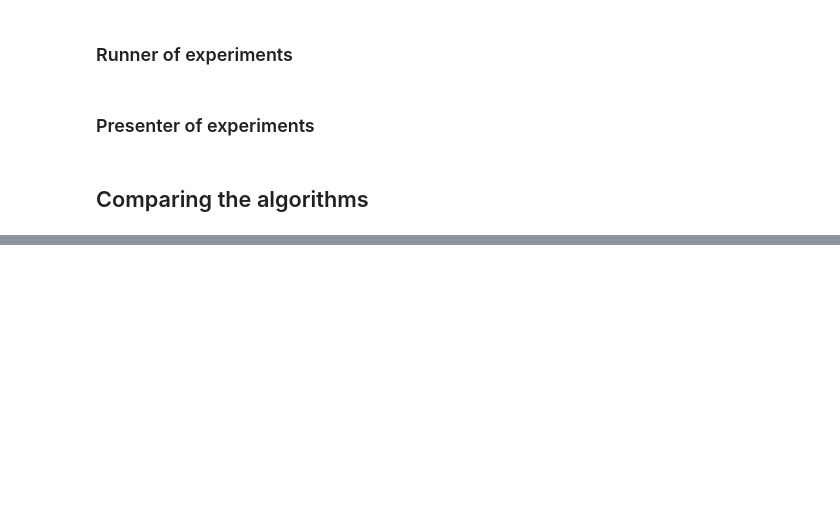
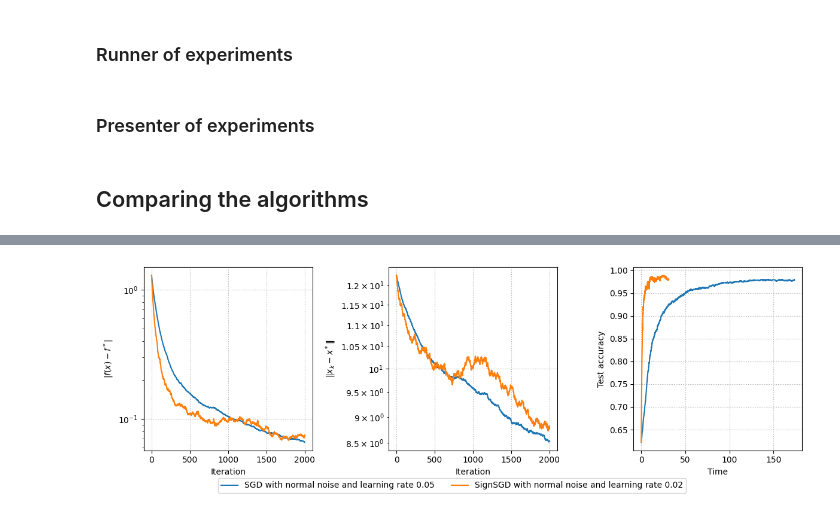
Before and after one commit to alexlegeartis/Sign-SGD-and-Differential-Privacy, a Jupyter notebook: code/sign_sgd_dp.ipynb, the cells around one changed output, grey strips where cells are left out. Drawn from its saved outputs; the diff is of its cells as text; code cells hidden in the pictures; blank space fills up the shorter version.

```diff
--- a/code/sign_sgd_dp.ipynb
+++ b/code/sign_sgd_dp.ipynb
@@ -365,0 +463,4 @@ plot_results(results, params, code_version)
+# %%
+plot_short_results(results, params, code_version)
+# %% [output]
+[figure, added]
```
Also changed, not shown: parts of 5 cells of this notebook, 5 other files.
